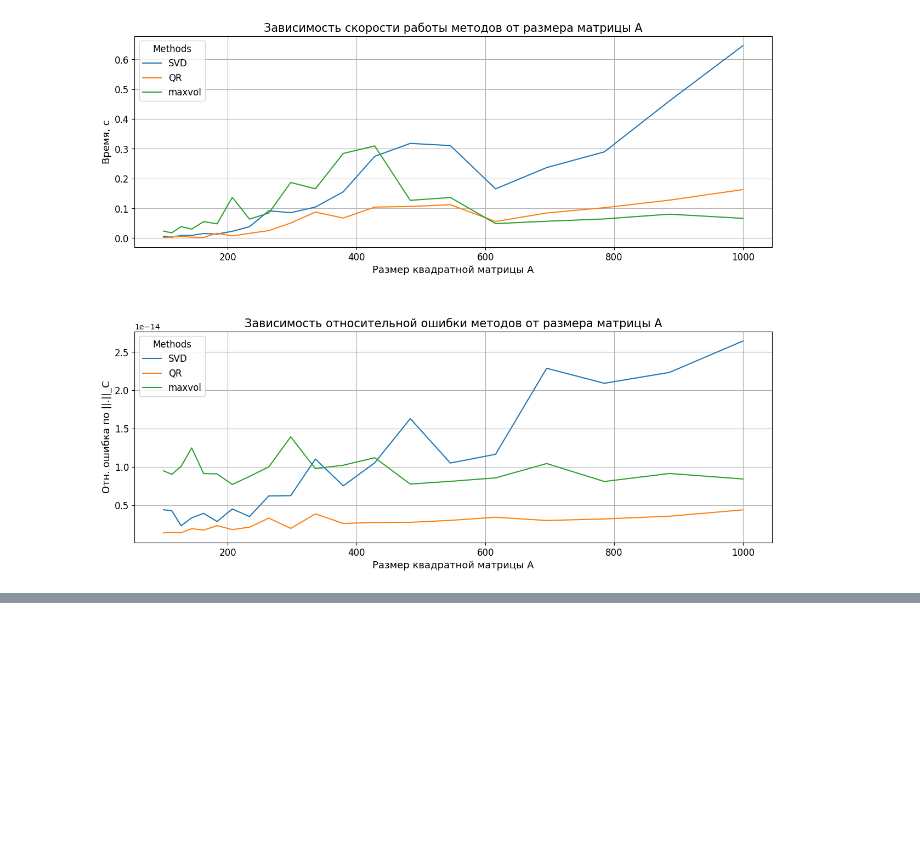
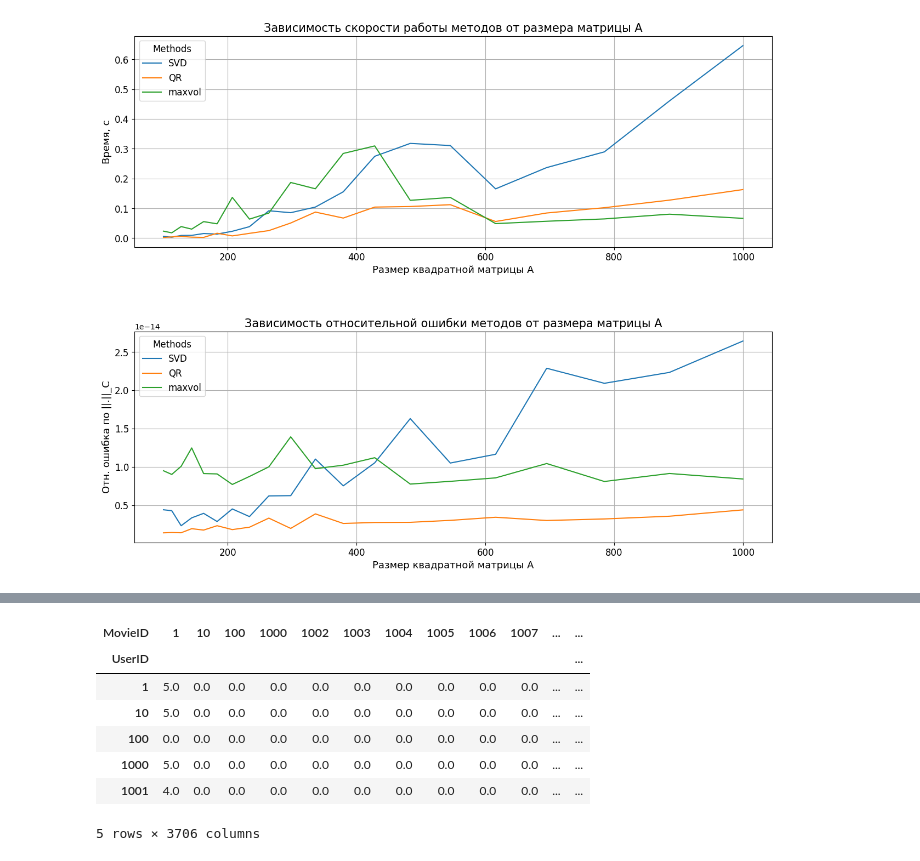
Before and after one commit to ol3gka/AI_Masters_NLA_projects_Matrix_Masters, a Jupyter notebook: Maxvol_code.ipynb, the cells around one changed output, grey strips where cells are left out. Cells and saved outputs as stored; diff of their text form; code cells hidden in the pictures; blank space fills up the shorter version.

```diff
--- a/Maxvol_code.ipynb
+++ b/Maxvol_code.ipynb
@@ -745,0 +838,18 @@ plt.show()
+# %%
+R_df = ratings_df.pivot(index = 'UserID', columns ='MovieID', values = 'Rating').fillna(0)
+
+R = R_df.values
+user_ratings_mean = np.mean(R, axis = 1)
+R_demeaned = R - user_ratings_mean.reshape(-1, 1)
+
+R_df.head()
+# We can see how much the matrix is sparse (4.468% filled), where most of the values in the matrix are zeros.
+# %% [output]
+| MovieID | 1 | 10 | 100 | 1000 | 1002 | 1003 | 1004 | 1005 | 1006 | 1007 | ... | ... |
+| UserID |  |  |  |  |  |  |  |  |  |  |  | ... |
+| 1 | 5.0 | 0.0 | 0.0 | 0.0 | 0.0 | 0.0 | 0.0 | 0.0 | 0.0 | 0.0 | ... | ... |
+| 10 | 5.0 | 0.0 | 0.0 | 0.0 | 0.0 | 0.0 | 0.0 | 0.0 | 0.0 | 0.0 | ... | ... |
+| 100 | 0.0 | 0.0 | 0.0 | 0.0 | 0.0 | 0.0 | 0.0 | 0.0 | 0.0 | 0.0 | ... | ... |
+| 1000 | 5.0 | 0.0 | 0.0 | 0.0 | 0.0 | 0.0 | 0.0 | 0.0 | 0.0 | 0.0 | ... | ... |
+| 1001 | 4.0 | 0.0 | 0.0 | 0.0 | 0.0 | 0.0 | 0.0 | 0.0 | 0.0 | 0.0 | ... | ... |
+5 rows × 3706 columns
```
Also changed, not shown: parts of 23 cells of this notebook.
